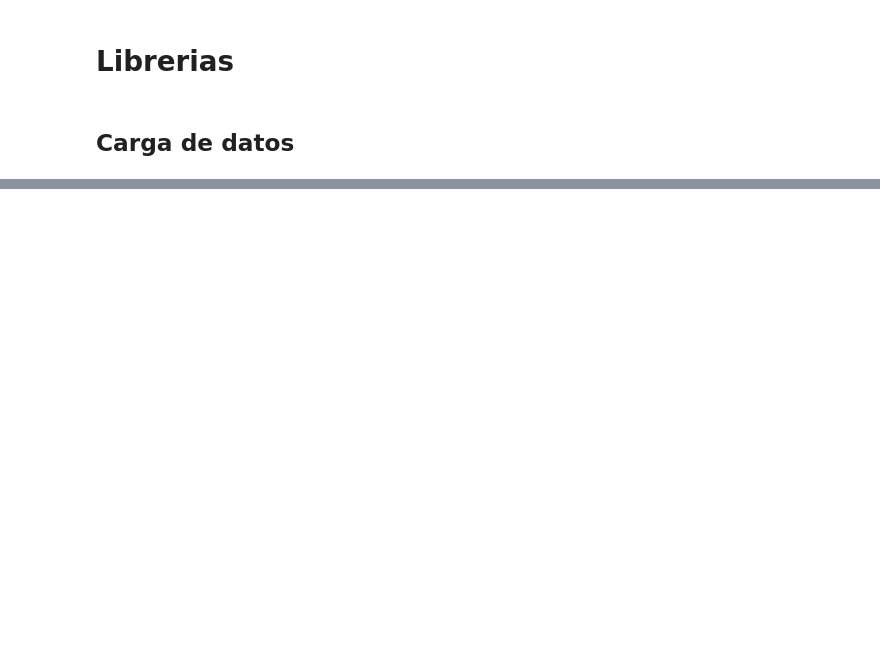
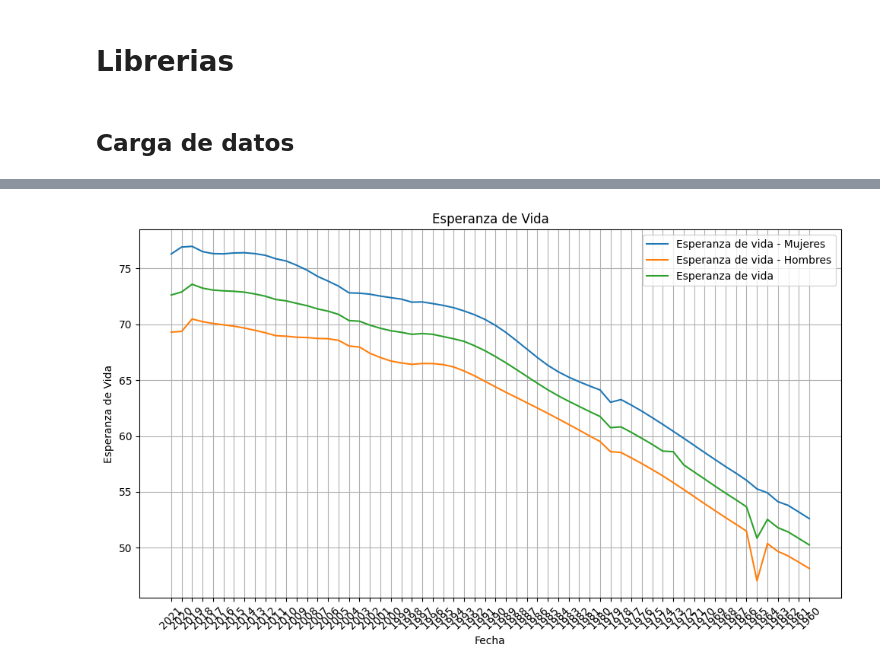
Before and after one commit to MoisesAlmz/Proyecto-Samsung, a Jupyter notebook: Viejicidad_en_RD.ipynb, the cells around one changed output, grey strips where cells are left out. Cells and saved outputs as stored; diff of their text form; code cells hidden in the pictures; blank space fills up the shorter version.

```diff
--- a/Viejicidad_en_RD.ipynb
+++ b/Viejicidad_en_RD.ipynb
@@ -16,0 +219,38 @@ NameError: name 'pd' is not defined
+# %%
+import pandas as pd
+import matplotlib.pyplot as plt
+
+# Crear un DataFrame con los datos
+data = {
+    'Fecha': ['2021', '2020', '2019', '2018', '2017', '2016', '2015', '2014', '2013', '2012', '2011', '2010', '2009', '2008', '2007', '2006', '2005', '2004', '2003', '2002', '2001', '2000', '1999', '1998', '1997', '1996', '1995', '1994', '1993', '1992', '1991', '1990', '1989', '1988', '1987', '1986', '1985', '1984', '1983', '1982', '1981', '1980', '1979', '1978', '1977', '1976', '1975', '1974', '1973', '1972', '1971', '1970', '1969', '1968', '1967', '1966', '1965', '1964', '1963', '1962', '1961', '1960'],
+    'Esperanza de vida - Mujeres': [76.29, 76.91, 76.97, 76.5, 76.32, 76.3, 76.38, 76.4, 76.32, 76.17, 75.86, 75.66, 75.28, 74.83, 74.28, 73.86, 73.41, 72.81, 72.78, 72.69, 72.52, 72.38, 72.25, 71.98, 72.0, 71.85, 71.69, 71.48, 71.19, 70.85, 70.43, 69.9, 69.27, 68.54, 67.78, 67.03, 66.33, 65.75, 65.27, 64.86, 64.48, 64.12, 63.02, 63.26, 62.76, 62.22, 61.64, 61.04, 60.42, 59.8, 59.16, 58.52, 57.89, 57.27, 56.67, 56.04, 55.27, 54.92, 54.13, 53.79, 53.2, 52.61],
+    'Esperanza de vida - Hombres': [69.3, 69.36, 70.47, 70.23, 70.07, 69.95, 69.83, 69.66, 69.46, 69.24, 68.98, 68.93, 68.84, 68.81, 68.73, 68.71, 68.56, 68.06, 67.96, 67.4, 67.02, 66.71, 66.54, 66.41, 66.49, 66.48, 66.39, 66.18, 65.82, 65.39, 64.9, 64.4, 63.91, 63.45, 62.98, 62.51, 62.03, 61.54, 61.04, 60.53, 60.01, 59.51, 58.6, 58.53, 58.04, 57.53, 56.99, 56.43, 55.83, 55.21, 54.58, 53.94, 53.32, 52.7, 52.1, 51.49, 47.05, 50.38, 49.68, 49.26, 48.71, 48.15],
+    'Esperanza de vida': [72.62, 72.89, 73.58, 73.23, 73.06, 72.99, 72.95, 72.87, 72.71, 72.51, 72.22, 72.09, 71.87, 71.66, 71.37, 71.17, 70.88, 70.33, 70.27, 69.92, 69.64, 69.42, 69.28, 69.1, 69.17, 69.1, 68.9, 68.7, 68.47, 68.08, 67.63, 67.11, 66.55, 65.95, 65.34, 64.73, 64.14, 63.6, 63.11, 62.65, 62.19, 61.75, 60.75, 60.82, 60.32, 59.79, 59.24, 58.65, 58.60, 57.42, 56.78, 56.15, 55.51, 54.89, 54.29, 53.67, 50.86, 52.54, 51.8, 51.41, 50.84, 50.26]
+}
+
+# Crear un DataFrame
+df = pd.DataFrame(data)
+
+# Configurar el tamaño de la figura
+plt.figure(figsize=(10, 6))
+
+# Graficar las líneas
+plt.plot(df['Fecha'], df['Esperanza de vida - Mujeres'], label='Esperanza de vida - Mujeres')
+plt.plot(df['Fecha'], df['Esperanza de vida - Hombres'], label='Esperanza de vida - Hombres')
+plt.plot(df['Fecha'], df['Esperanza de vida'], label='Esperanza de vida')
+
+# Configurar título y etiquetas de los ejes
+plt.title('Esperanza de Vida')
+plt.xlabel('Fecha')
+plt.ylabel('Esperanza de Vida')
+plt.xticks(rotation=45)  # Rotar etiquetas del eje x para mayor claridad
+plt.grid(True)  # Activar cuadrícula
+
+# Mostrar la leyenda
+plt.legend()
+
+# Mostrar el gráfico
+plt.tight_layout()
+plt.show()
+# %% [output]
+[figure, added]
```
Also changed, not shown: parts of 12 cells of this notebook.
